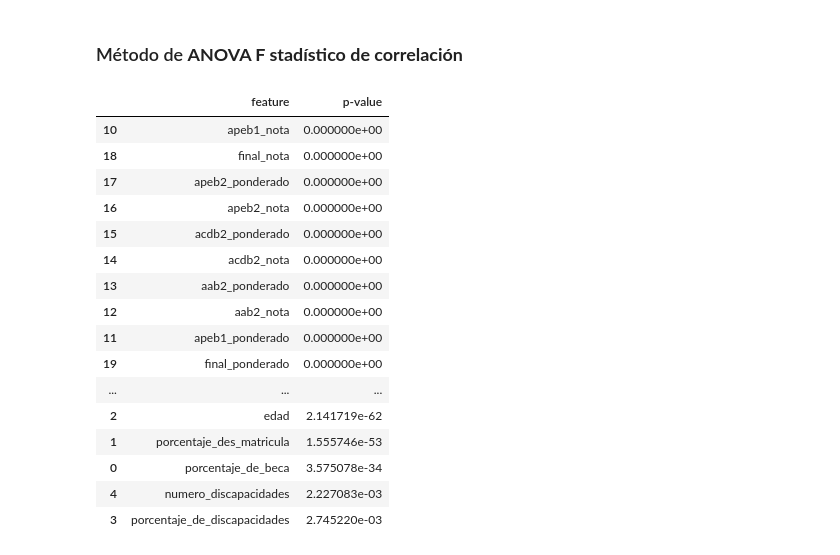
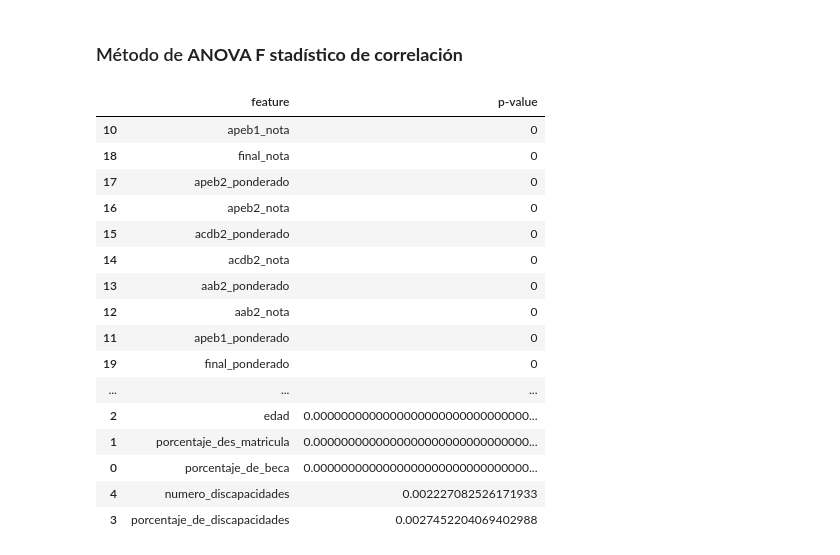
Before and after one commit to carloscastillo10/predicting-academic-performance, a Jupyter notebook: may-2023/final-data-exploration.ipynb, the cells around one changed output. Drawn from its saved outputs; the diff is of its cells as text; code cells hidden in the pictures.

```diff
--- a/may-2023/final-data-exploration.ipynb
+++ b/may-2023/final-data-exploration.ipynb
@@ -164,5 +165,8 @@ from sklearn.model_selection import train_test_split
 # %%
 final_data = read_data()
+# %%
+def convert_scientific_notation_to_decimals(scientific_value):
+    return np.format_float_positional(scientific_value, trim = '-')
 # %% [markdown]
 ## Selección de variables categóricas
 # %%
@@ -269,7 +275,7 @@ best_predictors
 # %%
 from sklearn.feature_selection import SelectKBest
 # %%
-numeric_columns = list(final_data.select_dtypes(include = ['float64', 'int64']).columns)
+numeric_columns = list(final_data.select_dtypes(include = ['float64', 'int8', 'int16', 'int64']).columns)
 numeric_data = final_data[numeric_columns + ['status']].replace('APROBADA', 0).replace('REPROBADA', 1)
 numeric_data.head(5)
 # %% [output]
@@ -320,27 +327,28 @@ from sklearn.feature_selection import f_regression
 # %%
 features_selected = SelectKBest(score_func = f_regression, k = 'all')
 features_selected.fit(X, y)
 best_predictors = pd.DataFrame({
     'feature': X.columns[features_selected.get_support()],
     'p-value': features_selected.pvalues_
 }).sort_values(by = 'p-value')
 
+best_predictors['p-value'] = best_predictors['p-value'].apply(convert_scientific_notation_to_decimals)
 best_predictors
 # %% [output]
 |  | feature | p-value |
-| 10 | apeb1_nota | 0.000000e+00 |
-| 18 | final_nota | 0.000000e+00 |
-| 17 | apeb2_ponderado | 0.000000e+00 |
-| 16 | apeb2_nota | 0.000000e+00 |
-| 15 | acdb2_ponderado | 0.000000e+00 |
-| 14 | acdb2_nota | 0.000000e+00 |
-| 13 | aab2_ponderado | 0.000000e+00 |
-| 12 | aab2_nota | 0.000000e+00 |
-| 11 | apeb1_ponderado | 0.000000e+00 |
-| 19 | final_ponderado | 0.000000e+00 |
+| 10 | apeb1_nota | 0 |
+| 18 | final_nota | 0 |
+| 17 | apeb2_ponderado | 0 |
+| 16 | apeb2_nota | 0 |
+| 15 | acdb2_ponderado | 0 |
+| 14 | acdb2_nota | 0 |
+| 13 | aab2_ponderado | 0 |
+| 12 | aab2_nota | 0 |
+| 11 | apeb1_ponderado | 0 |
+| 19 | final_ponderado | 0 |
 | ... | ... | ... |
-| 2 | edad | 2.141719e-62 |
-| 1 | porcentaje_des_matricula | 1.555746e-53 |
-| 0 | porcentaje_de_beca | 3.575078e-34 |
-| 4 | numero_discapacidades | 2.227083e-03 |
-| 3 | porcentaje_de_discapacidades | 2.745220e-03 |
+| 2 | edad | 0.0000000000000000000000000000000... |
+| 1 | porcentaje_des_matricula | 0.0000000000000000000000000000000... |
+| 0 | porcentaje_de_beca | 0.0000000000000000000000000000000... |
+| 4 | numero_discapacidades | 0.002227082526171933 |
+| 3 | porcentaje_de_discapacidades | 0.0027452204069402988 |
```
Also changed, not shown: parts of 4 cells of this notebook.
